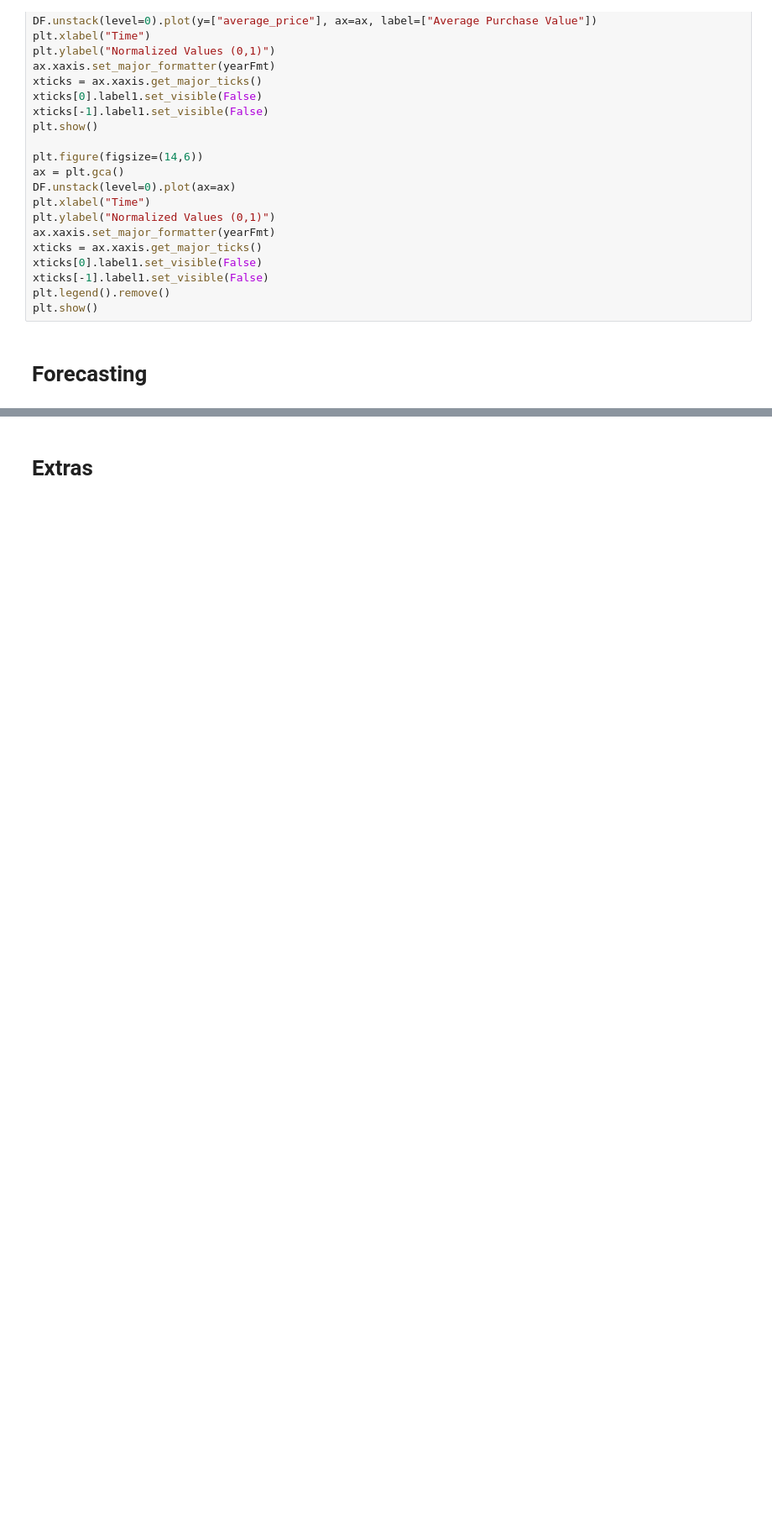
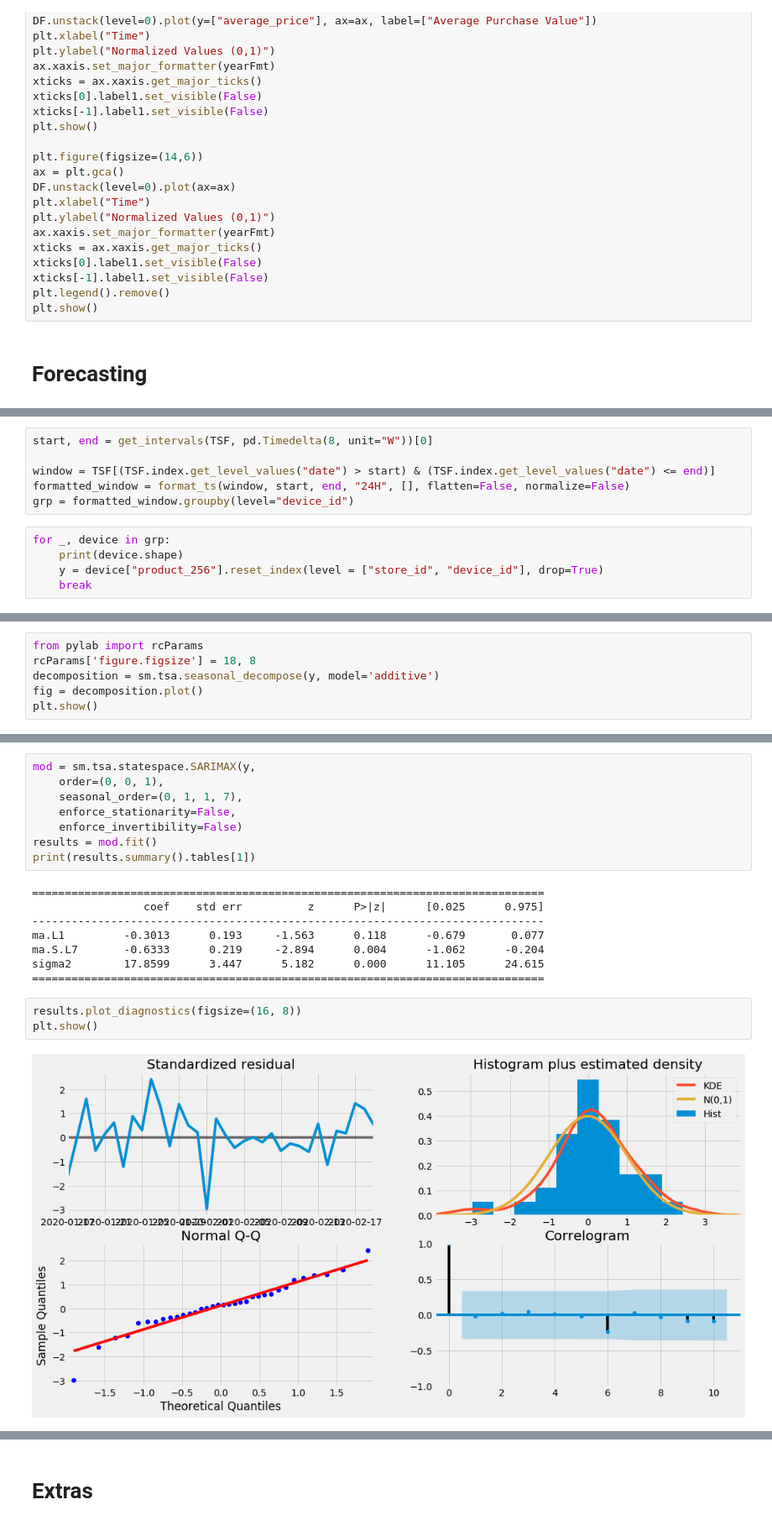
Before and after one commit to dejohansson/veritas, a Jupyter notebook: Veritas.ipynb, the cells around one changed output, grey strips where cells are left out. Shown at 84% size. Saved outputs shown, nothing was run; the diff lists cells and outputs as text; blank space fills up the shorter version.

Commit message:
SARIMAX

```diff
--- a/Veritas.ipynb
+++ b/Veritas.ipynb
@@ -857,0 +913,11 @@ TEST_DF
+# %%
+start, end = get_intervals(TSF, pd.Timedelta(8, unit="W"))[0]
+
+window = TSF[(TSF.index.get_level_values("date") > start) & (TSF.index.get_level_values("date") <= end)]
+formatted_window = format_ts(window, start, end, "24H", [], flatten=False, normalize=False)
+grp = formatted_window.groupby(level="device_id")
+# %%
+for _, device in grp:
+    print(device.shape)
+    y = device["product_256"].reset_index(level = ["store_id", "device_id"], drop=True)
+    break
@@ -857,0 +930,6 @@ TEST_DF
+# %%
+from pylab import rcParams
+rcParams['figure.figsize'] = 18, 8
+decomposition = sm.tsa.seasonal_decompose(y, model='additive')
+fig = decomposition.plot()
+plt.show()
@@ -857,0 +974,21 @@ TEST_DF
+# %%
+mod = sm.tsa.statespace.SARIMAX(y,
+    order=(0, 0, 1),
+    seasonal_order=(0, 1, 1, 7),
+    enforce_stationarity=False,
+    enforce_invertibility=False)
+results = mod.fit()
+print(results.summary().tables[1])
+# %% [output]
+==============================================================================
+                 coef    std err          z      P>|z|      [0.025      0.975]
+------------------------------------------------------------------------------
+ma.L1         -0.3013      0.193     -1.563      0.118      -0.679       0.077
+ma.S.L7       -0.6333      0.219     -2.894      0.004      -1.062      -0.204
+sigma2        17.8599      3.447      5.182      0.000      11.105      24.615
+==============================================================================
+# %%
+results.plot_diagnostics(figsize=(16, 8))
+plt.show()
+# %% [output]
+[figure, added]
```
Also changed, not shown: parts of 22 cells of this notebook, 18 other files.
